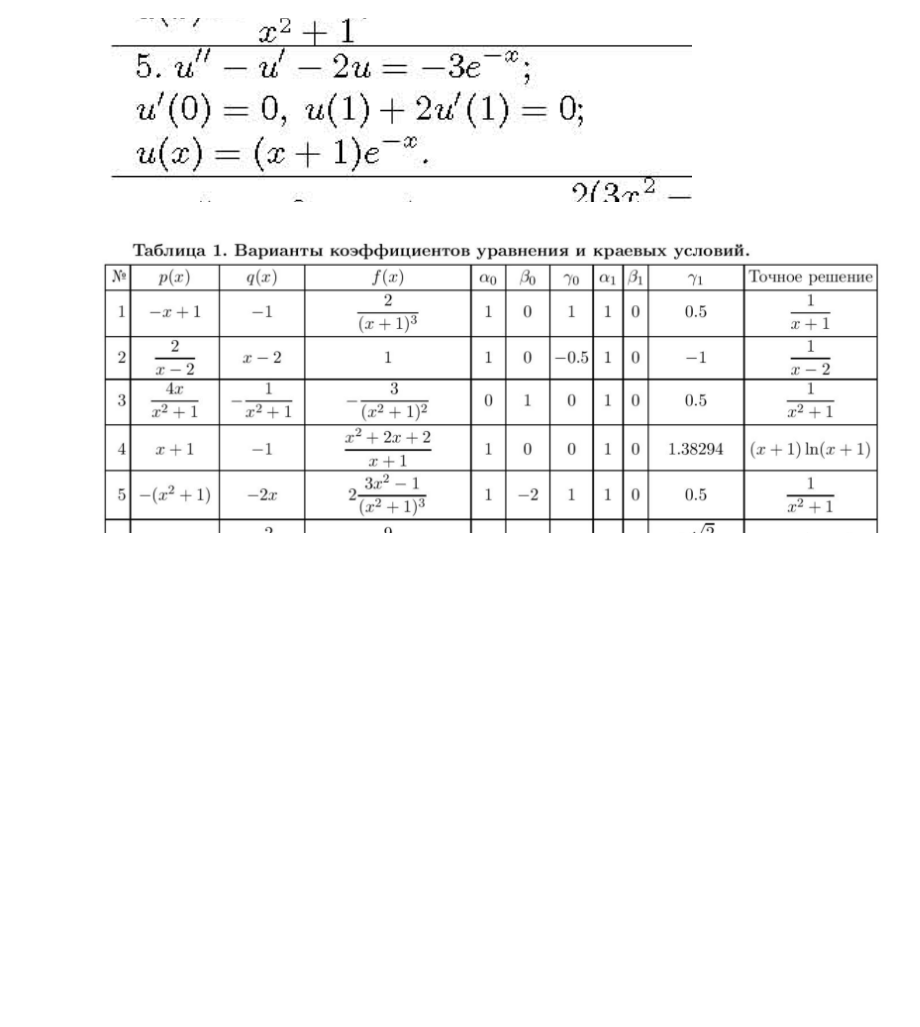
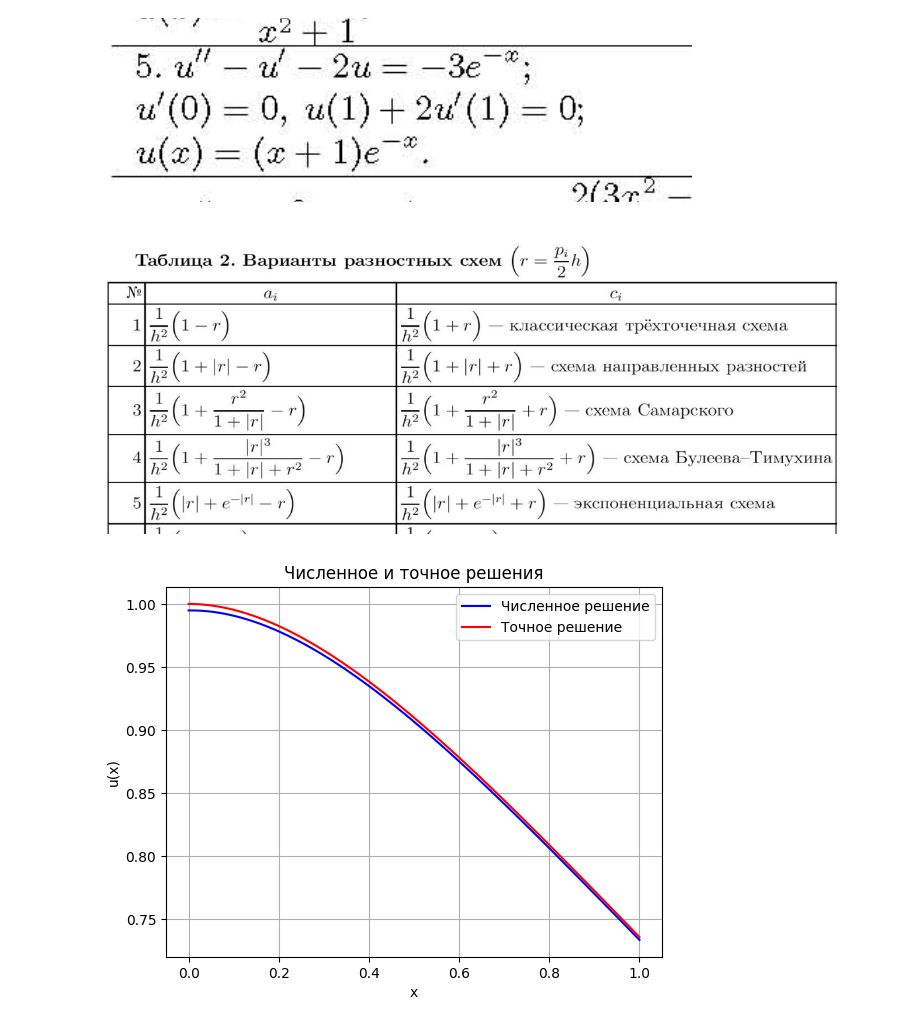
Before and after one commit to poslam/sem6-nmde, a Jupyter notebook: labs/2.ipynb, the cells around one changed output. Drawn from its saved outputs; the diff is of its cells as text; code cells hidden in the pictures; blank space fills up the shorter version.

```diff
--- a/labs/2.ipynb
+++ b/labs/2.ipynb
@@ -5,4 +7,58 @@
 # %% [markdown]
 ![image.png](attachment:image.png)
 # %% [markdown]
-![image.png](attachment:image.png-old)
+![image.png](attachment:image.png-new)
+# %%
+import numpy as np
+import matplotlib.pyplot as plt
+from scipy.linalg import solve
+from funcs import *
+
+N = 100
+x0, xN = 0, 1
+h = (xN - x0) / N
+x = np.linspace(x0, xN, N + 1)
+
+p = -1
+q = -2
+f = -3 * np.exp(-x)
+
+r = -h / 2
+a = (np.abs(r) + np.exp(-np.abs(r)) - r) / h**2
+c = (np.abs(r) + np.exp(-np.abs(r)) + r) / h**2
+b = -a - c + q
+
+A = np.zeros((N + 1, N + 1))
+F = np.zeros(N + 1)
+
+for i in range(1, N):
+    A[i, i - 1] = a
+    A[i, i] = b
+    A[i, i + 1] = c
+    F[i] = f[i]
+
+# Граничные условия
+# u'(0) = 0 -> (u1 - u0) / h = 0
+A[0, 0] = 1
+A[0, 1] = -1
+F[0] = 0
+
+# u(1) + 2u'(1) = 0 -> uN + 2 (uN - uN-1) / h = 0
+A[N, N] = 1 + 2 / h
+A[N, N - 1] = -2 / h
+F[N] = 0
+
+U = solve(A, F)
+
+U_exact = (x + 1) * np.exp(-x)
+
+plt.plot(x, U, "b-", label="Численное решение")
+plt.plot(x, U_exact, "r-", label="Точное решение")
+plt.xlabel("x")
+plt.ylabel("u(x)")
+plt.legend()
+plt.title("Численное и точное решения")
+plt.grid()
+plt.show()
+# %% [output]
+[figure, added]
```
Also changed, not shown: parts of 2 cells of this notebook, 2 other files.
